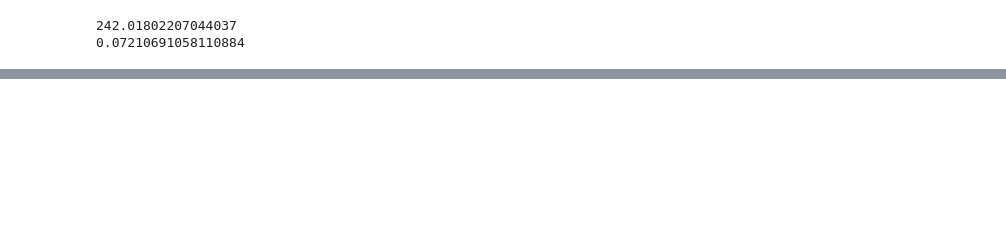
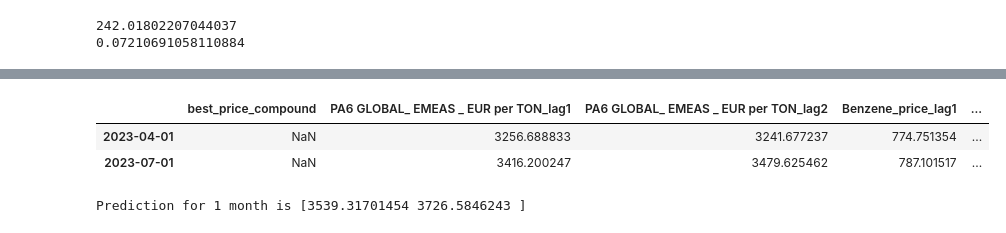
Before and after one commit to mattmrq/SE_project, a Jupyter notebook: Main_Notebook.ipynb, the cells around one changed output, grey strips where cells are left out. Saved outputs shown, nothing was run; the diff lists cells and outputs as text; code cells hidden in the pictures; blank space fills up the shorter version.

```diff
--- a/Main_Notebook.ipynb
+++ b/Main_Notebook.ipynb
@@ -456,4 +472,4 @@ train_test_date = '2020-01-01'
 lt_model_data = lt_model_data.query("index > '2016-09-01'").copy()
 lt_train_data = lt_model_data.query(f"index < '{train_test_date}'")
 lt_test_data = lt_model_data.query(f"index < '2023-01-01' and index >= '{train_test_date}'")
-submission_data = lt_model_data.query("index >= '2023-01-01'")
+lt_submission_data = lt_model_data.query("index > '2023-01-01'")
@@ -476,0 +532,19 @@ print(mean_absolute_percentage_error(y_pred_lt, y_test_lt))
+# %%
+lt_submission_data
+# %% [output]
+|  | best_price_compound | PA6 GLOBAL_ EMEAS _ EUR per TON_lag1 | PA6 GLOBAL_ EMEAS _ EUR per TON_lag2 | Benzene_price_lag1 | ... |
+| 2023-04-01 | NaN | 3256.688833 | 3241.677237 | 774.751354 | ... |
+| 2023-07-01 | NaN | 3416.200247 | 3479.625462 | 787.101517 | ... |
+# %%
+model_lt_linear_pred = linear_model.LinearRegression()
+
+X_train = lt_train_data_pred.drop("best_price_compound", axis=1)
+y_train = lt_train_data_pred["best_price_compound"]
+
+
+model_lt_linear_pred.fit(X_train, y_train)
+X_sub = submission_data.drop("best_price_compound", axis=1).iloc[:2]
+prediction_lt = model_lt_linear_pred.predict(X_sub)
+print(f"Prediction for 1 month is {prediction_lt}")
+# %% [output]
+Prediction for 1 month is [3539.31701454 3726.5846243 ]
```
Also changed, not shown: parts of 15 cells of this notebook.
